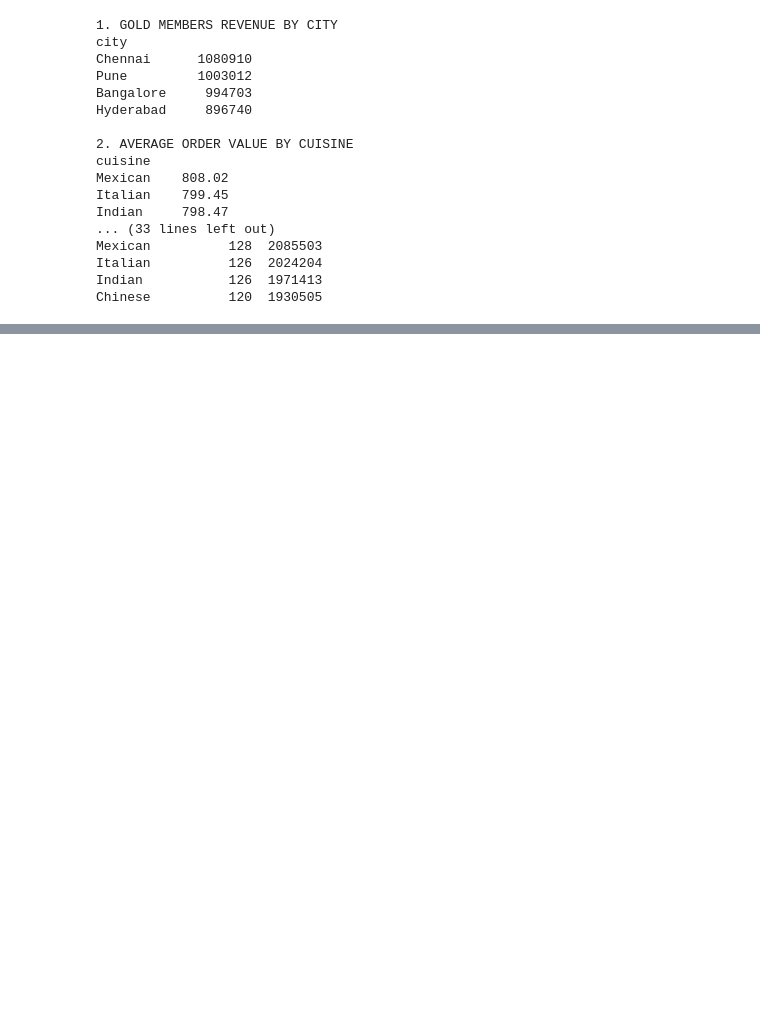
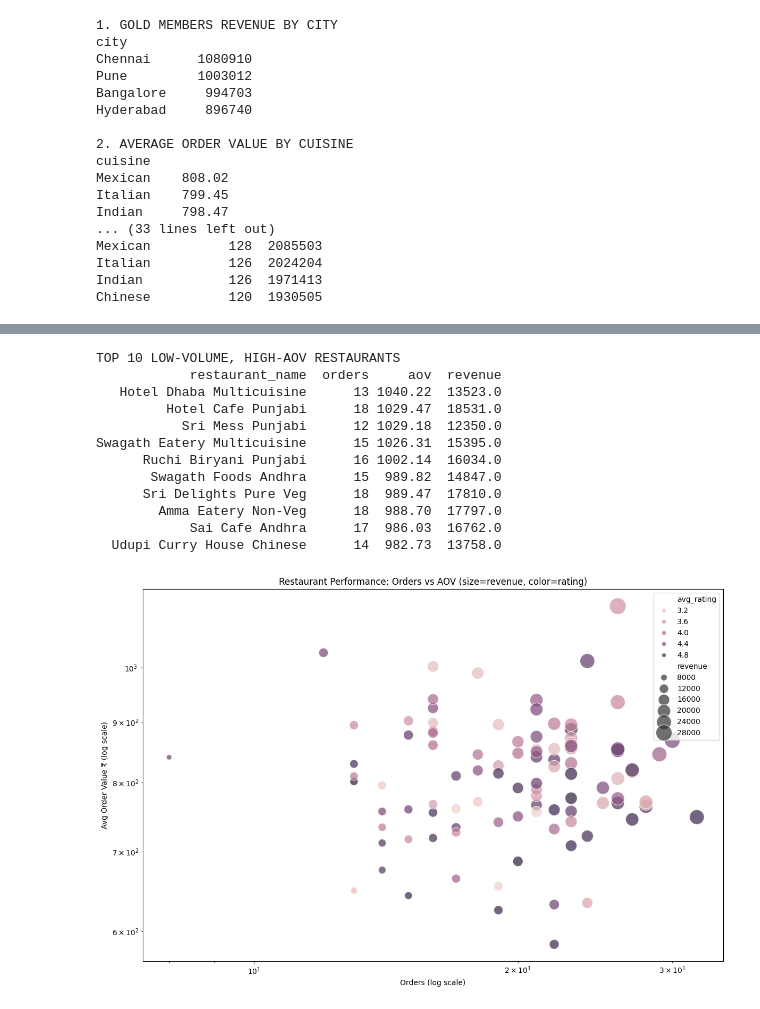
Before and after one commit to DN444/InnomaticsHackathon, a Jupyter notebook: res.ipynb, the cells around one changed output, grey strips where cells are left out. Cells and saved outputs as stored; diff of their text form; code cells hidden in the pictures; blank space fills up the shorter version.

```diff
--- a/res.ipynb
+++ b/res.ipynb
@@ -178,0 +316,49 @@ Gold orders in top city: 1,337
+# %%
+rest_performance = df.groupby(['restaurant_id', 'restaurant_name', 'cuisine']).agg({
+    'order_id': 'count',
+    'total_amount': ['sum', 'mean'],
+    'rating': 'mean'
+}).round(2)
+
+rest_performance.columns = ['orders', 'revenue', 'aov', 'avg_rating']
+rest_performance['revenue'] = rest_performance['revenue'].round(0).astype(float)  # FIXED: Convert to float
+rest_performance = rest_performance.reset_index()
+
+low_volume_high_aov = rest_performance[
+    (rest_performance['orders'] < 20) &
+    (rest_performance['aov'] > rest_performance['aov'].quantile(0.75))
+].nlargest(10, 'aov')
+
+print("TOP 10 LOW-VOLUME, HIGH-AOV RESTAURANTS")
+print(low_volume_high_aov[['restaurant_name', 'orders', 'aov', 'revenue']].round({'revenue':0}).to_string(index=False))
+
+plot_data = rest_performance.head(100).copy()
+plot_data['orders'] = plot_data['orders'].astype(float)
+plot_data['aov'] = plot_data['aov'].astype(float)
+plot_data['revenue'] = plot_data['revenue'].astype(float)
+plot_data['avg_rating'] = plot_data['avg_rating'].astype(float)
+
+plt.figure(figsize=(12, 8))
+sns.scatterplot(data=plot_data, x='orders', y='aov', size='revenue', hue='avg_rating',
+                sizes=(50, 500), alpha=0.7, legend='brief')
+plt.title('Restaurant Performance: Orders vs AOV (size=revenue, color=rating)')
+plt.xscale('log')
+plt.yscale('log')
+plt.xlabel('Orders (log scale)')
+plt.ylabel('Avg Order Value ₹ (log scale)')
+plt.tight_layout()
+plt.show()
+# %% [output]
+TOP 10 LOW-VOLUME, HIGH-AOV RESTAURANTS
+            restaurant_name  orders     aov  revenue
+   Hotel Dhaba Multicuisine      13 1040.22  13523.0
+         Hotel Cafe Punjabi      18 1029.47  18531.0
+           Sri Mess Punjabi      12 1029.18  12350.0
+Swagath Eatery Multicuisine      15 1026.31  15395.0
+      Ruchi Biryani Punjabi      16 1002.14  16034.0
+       Swagath Foods Andhra      15  989.82  14847.0
+      Sri Delights Pure Veg      18  989.47  17810.0
+        Amma Eatery Non-Veg      18  988.70  17797.0
+            Sai Cafe Andhra      17  986.03  16762.0
+  Udupi Curry House Chinese      14  982.73  13758.0
+[figure, added]
```
Also changed, not shown: parts of 13 cells of this notebook, 1 other file.
